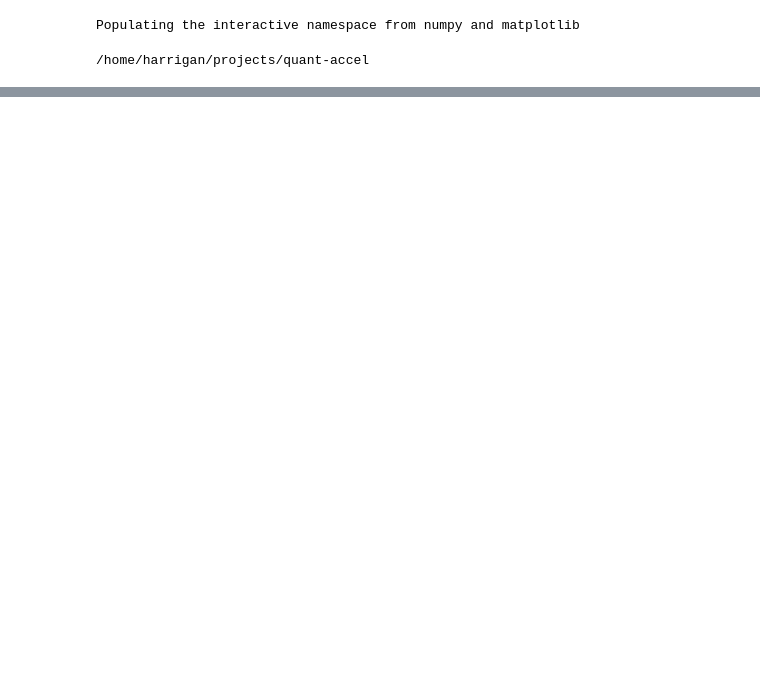
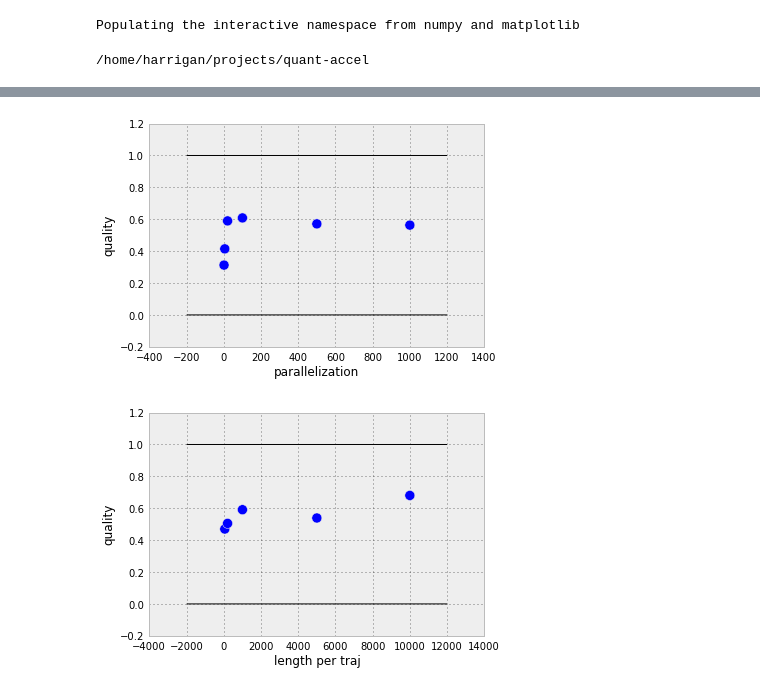
Before and after one commit to mpharrigan/quant-accel, a Jupyter notebook: tmat-accel/mullerkl.ipynb, the cells around one changed output, grey strips where cells are left out. Cells and saved outputs as stored; diff of their text form; code cells hidden in the pictures; blank space fills up the shorter version.

```diff
--- a/tmat-accel/mullerkl.ipynb
+++ b/tmat-accel/mullerkl.ipynb
@@ -101,0 +135,15 @@ for r in results:
+# %%
+pp.scatter(ll[:,0], ll[:,2], s=100)
+pp.xlabel('parallelization')
+pp.ylabel('quality')
+pp.hlines([0,1], *pp.xlim())
+pp.show()
+
+pp.scatter(lpt[:,0], lpt[:,2], s=100)
+pp.xlabel('length per traj')
+pp.ylabel('quality')
+pp.hlines([0,1], *pp.xlim())
+pp.show()
+# %% [output]
+[figure, added]
+[figure, added]
```
Also changed, not shown: parts of 11 cells of this notebook, 2 other files.
